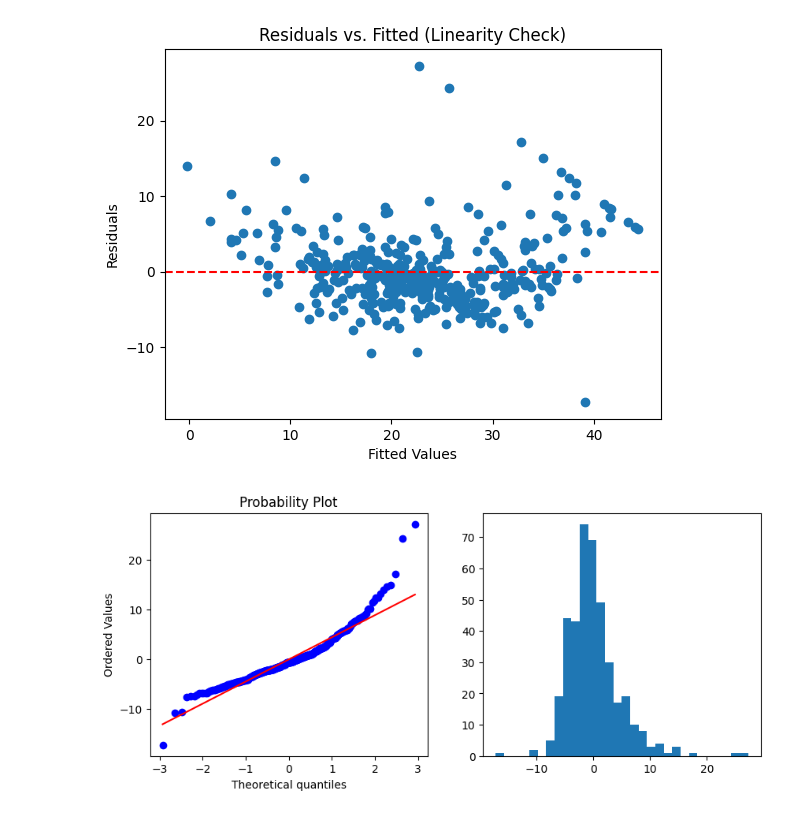
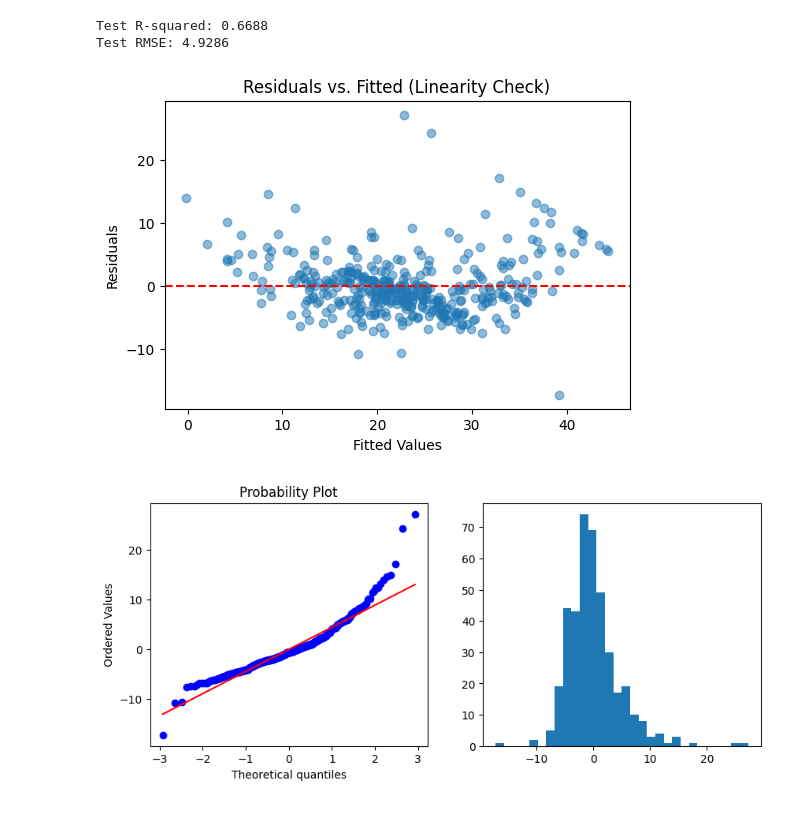
Before and after one commit to FLSF123/Multiple-Linear-Regression-Comprehensive-Exercise, a Jupyter notebook: code_na_gawako:3.ipynb, the cells around one changed output. Saved outputs shown, nothing was run; the diff lists cells and outputs as text; code cells hidden in the pictures.

```diff
--- a/code_na_gawako:3.ipynb
+++ b/code_na_gawako:3.ipynb
@@ -103,4 +109,13 @@ Notes:
 [1] Standard Errors assume that the covariance matrix of the errors is correctly specified.
 [2] The condition number is large, 1.49e+04. This might indicate that there are
 strong multicollinearity or other numerical problems.
+# %%
+# Task 3.2
+X_test_const = sm.add_constant(X_test).astype(float)
+y_pred = model_full.predict(X_test_const)
+print(f"Test R-squared: {r2_score(y_test, y_pred):.4f}")
+print(f"Test RMSE: {np.sqrt(mean_squared_error(y_test, y_pred)):.4f}")
+# %% [output]
+Test R-squared: 0.6688
+Test RMSE: 4.9286
 # %%
@@ -111,10 +125,11 @@ residuals = model_full.resid # Difference between actual and predicted
 # %%
-# 1. Linearity: Residuals vs. Fitted plot [cite: 54]
-plt.scatter(fitted_vals, residuals)
+# 1. Linearity: Residuals vs. Fitted plot
+plt.figure(figsize=(6,4)) #pang estekik lang
+plt.scatter(fitted_vals, residuals, alpha=0.5)
 plt.axhline(0, color='red', linestyle='--')
 plt.xlabel('Fitted Values')
 plt.ylabel('Residuals')
-plt.title('Residuals vs. Fitted (Linearity Check)') # [cite: 56]
+plt.title('Residuals vs. Fitted (Linearity Check)')
 plt.show()
 # %% [output]
-[figure, old version]
+[figure, new version]
```
Also changed, not shown: parts of 12 cells of this notebook.
